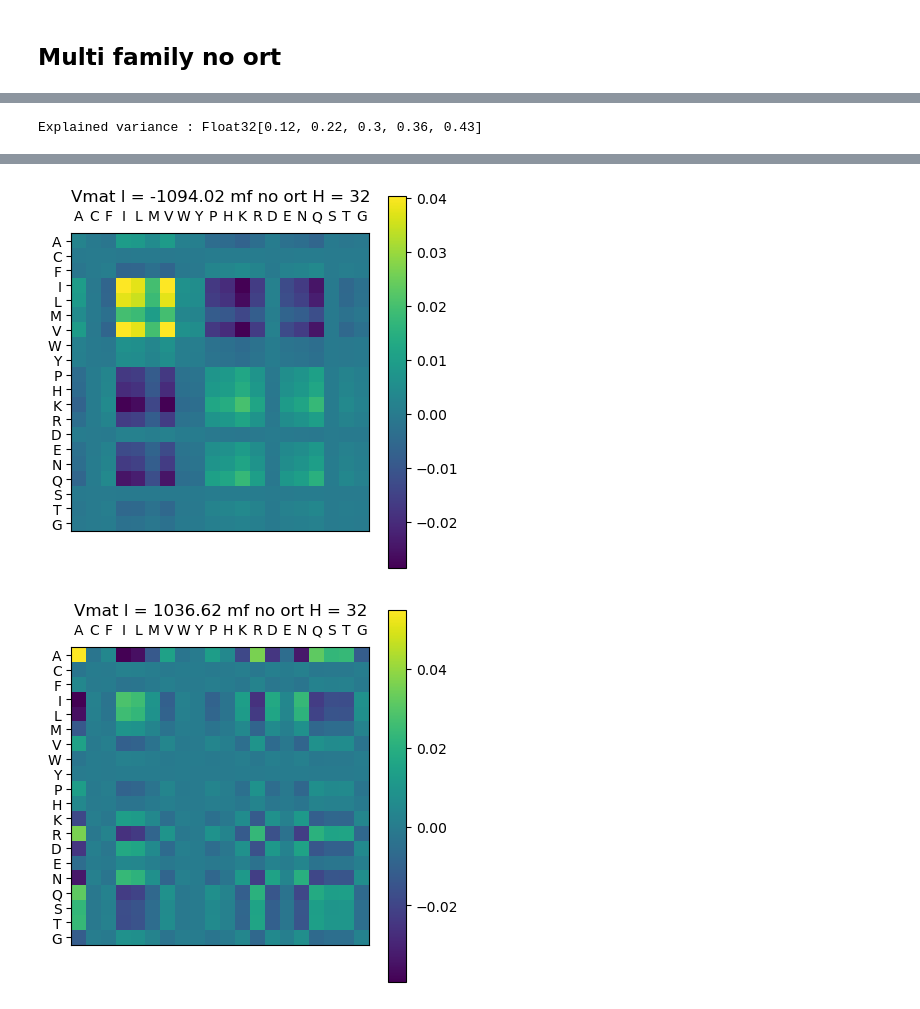
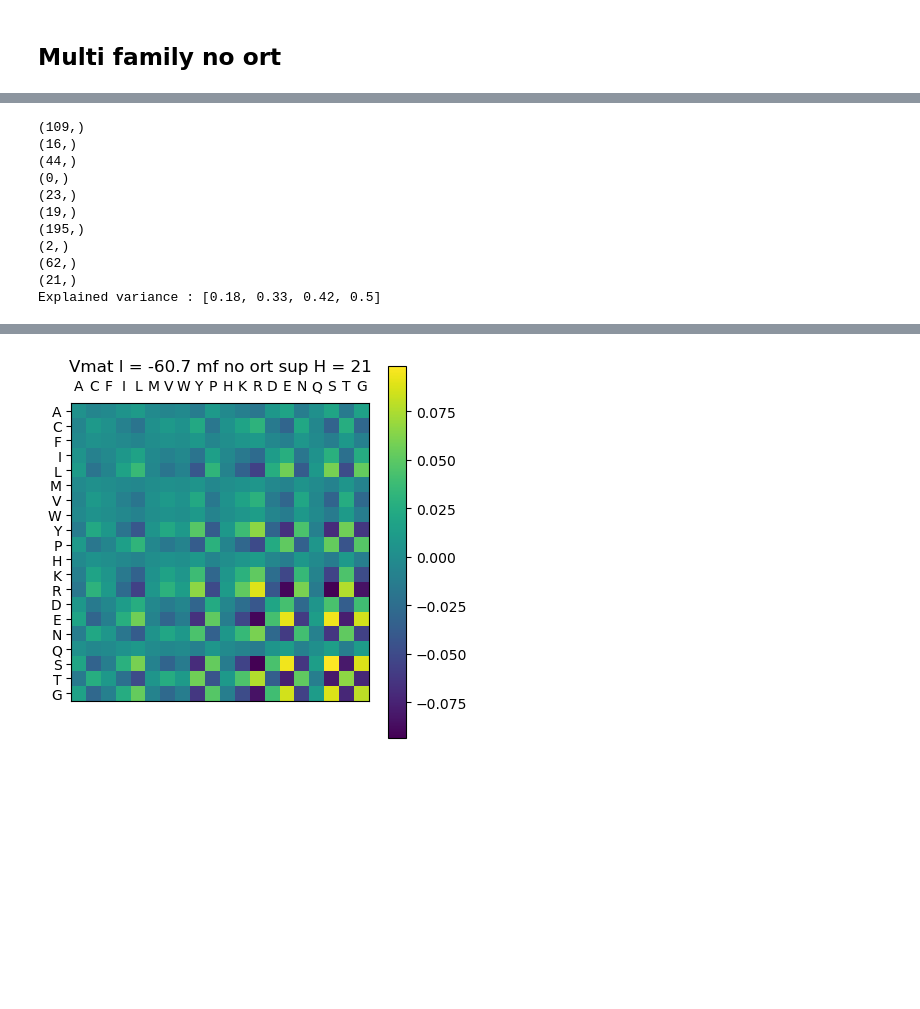
Before and after one commit to leonardodibari/HopfieldDCA.jl, a Jupyter notebook: notebooks/int_matrix.ipynb, the cells around one changed output, grey strips where cells are left out. Drawn from its saved outputs; the diff is of its cells as text; code cells hidden in the pictures; blank space fills up the shorter version.

```diff
--- a/notebooks/int_matrix.ipynb
+++ b/notebooks/int_matrix.ipynb
@@ -266,7 +402,20 @@ Explained Var : [0.35, 0.47, 0.57, 0.64]
 # %%
-@load "../../multi_fam/H32η0.5λ0.001/mf_pars14_H32η0.5λ0.001T60.jld2"
-m1 = m ; n_eig = 5;
-showVmat_mf(m1, n_eig, tit = "mf no ort H = 32")
+@load "../../multi_fam/ortfalse_H21η0.05λ0.001/mf_pars14_H21η0.05λ0.001T40.jld2"
+fs = [14, 90, 105, 131, 200, 412, 1807, 2953, 7648]
+structfiles = [joinpath("../", structs_dict[f]) for f in fs]
+m1 = m ; n_eig = 4;
+showVmat_mf(m1, n_eig, structfiles, tit = "mf no ort sup H = 21")
+#la matrice con l'elettrostatico è la 11, la matrice con la cisteina è la 19
 ;
 # %% [output]
-Explained variance : Float32[0.12, 0.22, 0.3, 0.36, 0.43]
+(109,)
+(16,)
+(44,)
+(0,)
+(23,)
+(19,)
+(195,)
+(2,)
+(62,)
+(21,)
+Explained variance : [0.18, 0.33, 0.42, 0.5]
@@ -277,2 +426 @@ Explained variance : Float32[0.12, 0.22, 0.3, 0.36, 0.43]
-[figure, old version]
+[figure, new version]
-[figure, removed]
```
Also changed, not shown: parts of 14 cells of this notebook, 3 other files.
